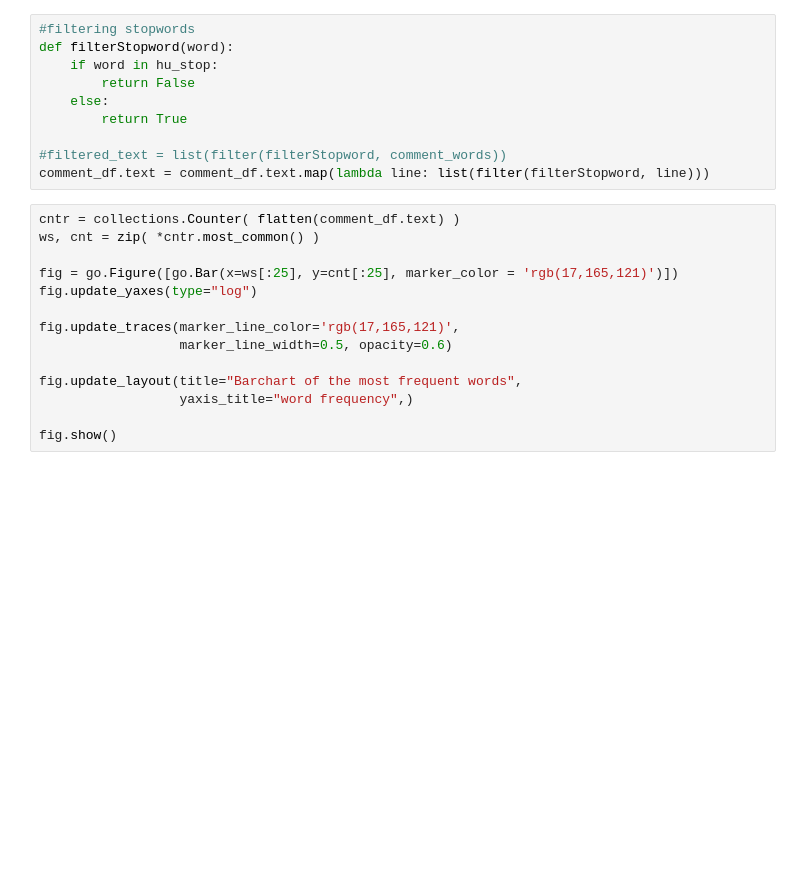
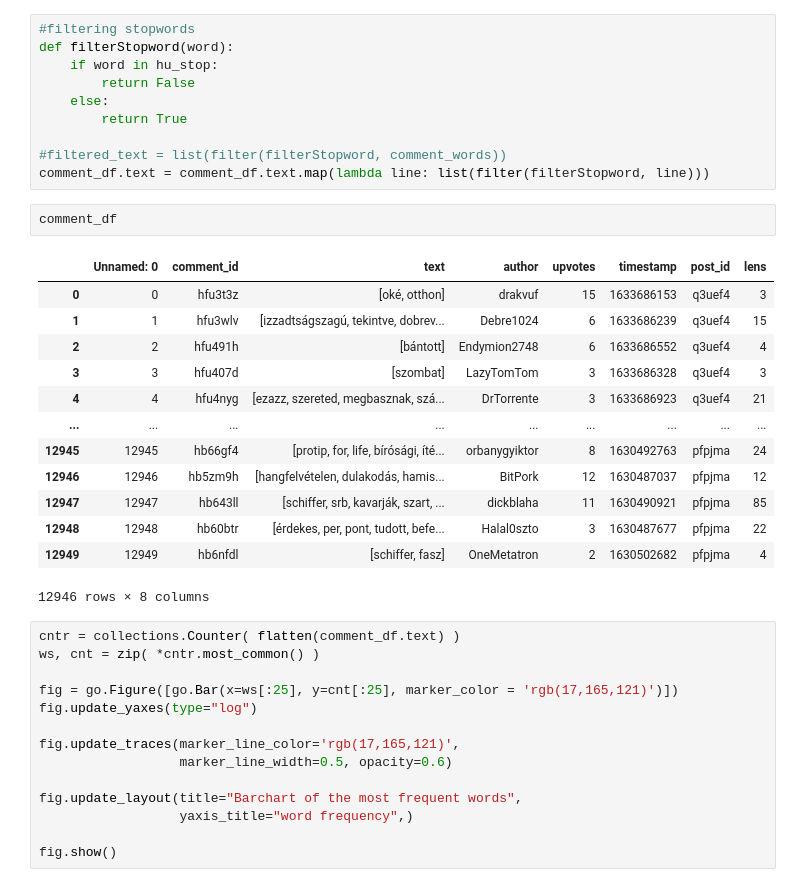
Before and after one commit to Balint831/Topic-detection-DSLab, a Jupyter notebook: workdir/Topic-Detection-on-Reddit/src/cleaning.ipynb, the cells around one changed output. Drawn from its saved outputs; the diff is of its cells as text; blank space fills up the shorter version.

```diff
--- a/workdir/Topic-Detection-on-Reddit/src/cleaning.ipynb
+++ b/workdir/Topic-Detection-on-Reddit/src/cleaning.ipynb
@@ -188,6 +188,22 @@ def filterStopword(word):
 
 #filtered_text = list(filter(filterStopword, comment_words))
 comment_df.text = comment_df.text.map(lambda line: list(filter(filterStopword, line)))
+# %%
+comment_df
+# %% [output]
+|  | Unnamed: 0 | comment_id | text | author | upvotes | timestamp | post_id | lens |
+| 0 | 0 | hfu3t3z | [oké, otthon] | drakvuf | 15 | 1633686153 | q3uef4 | 3 |
+| 1 | 1 | hfu3wlv | [izzadtságszagú, tekintve, dobrev... | Debre1024 | 6 | 1633686239 | q3uef4 | 15 |
+| 2 | 2 | hfu491h | [bántott] | Endymion2748 | 6 | 1633686552 | q3uef4 | 4 |
+| 3 | 3 | hfu407d | [szombat] | LazyTomTom | 3 | 1633686328 | q3uef4 | 3 |
+| 4 | 4 | hfu4nyg | [ezazz, szereted, megbasznak, szá... | DrTorrente | 3 | 1633686923 | q3uef4 | 21 |
+| ... | ... | ... | ... | ... | ... | ... | ... | ... |
+| 12945 | 12945 | hb66gf4 | [protip, for, life, bírósági, íté... | orbanygyiktor | 8 | 1630492763 | pfpjma | 24 |
+| 12946 | 12946 | hb5zm9h | [hangfelvételen, dulakodás, hamis... | BitPork | 12 | 1630487037 | pfpjma | 12 |
+| 12947 | 12947 | hb643ll | [schiffer, srb, kavarják, szart, ... | dickblaha | 11 | 1630490921 | pfpjma | 85 |
+| 12948 | 12948 | hb60btr | [érdekes, per, pont, tudott, befe... | Halal0szto | 3 | 1630487677 | pfpjma | 22 |
+| 12949 | 12949 | hb6nfdl | [schiffer, fasz] | OneMetatron | 2 | 1630502682 | pfpjma | 4 |
+12946 rows × 8 columns
 # %%
 cntr = collections.Counter( flatten(comment_df.text) )
 ws, cnt = zip( *cntr.most_common() )
```
Also changed, not shown: parts of 5 cells of this notebook, 14 other files.
